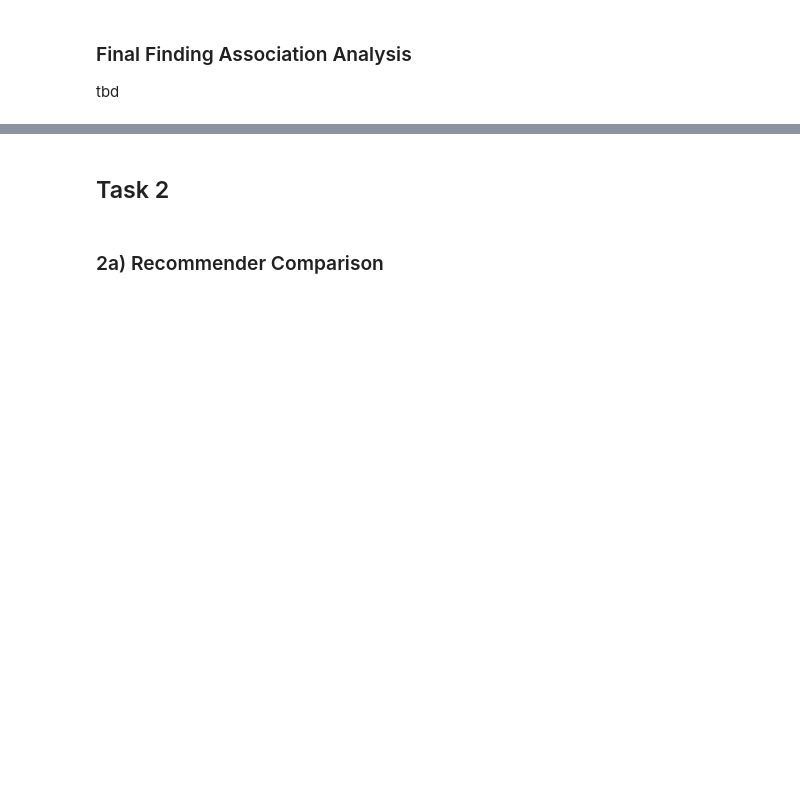
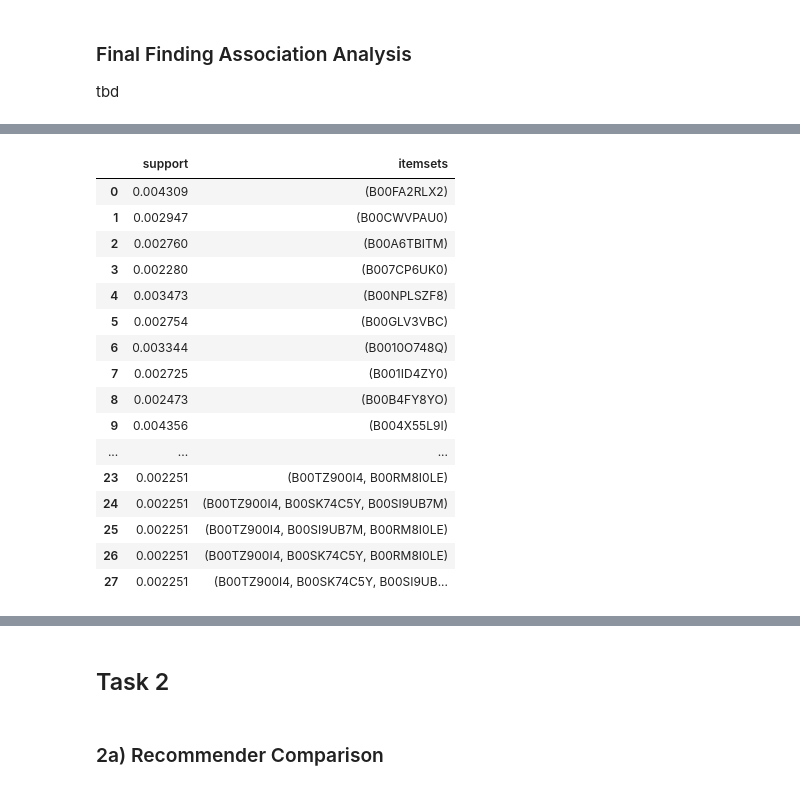
Before and after one commit to juliankulinsky/deep_learning, a Jupyter notebook: notebooks/deep_leaning_project.ipynb, the cells around one changed output, grey strips where cells are left out. Cells and saved outputs as stored; diff of their text form; code cells hidden in the pictures; blank space fills up the shorter version.

```diff
--- a/notebooks/deep_leaning_project.ipynb
+++ b/notebooks/deep_leaning_project.ipynb
@@ -1647,0 +1748,23 @@ tbd
+# %%
+# Ableitung häufiger Elemente auf der Grundlage des FP Growth Algorithmus
+new_df = fpgrowth(asdf2, min_support = 0.00225, use_colnames = True)
+# new_df = new_df[new_df['itemsets'].map(lambda d: len(d) > 1)]
+new_df
+# %% [output]
+|  | support | itemsets |
+| 0 | 0.004309 | (B00FA2RLX2) |
+| 1 | 0.002947 | (B00CWVPAU0) |
+| 2 | 0.002760 | (B00A6TBITM) |
+| 3 | 0.002280 | (B007CP6UK0) |
+| 4 | 0.003473 | (B00NPLSZF8) |
+| 5 | 0.002754 | (B00GLV3VBC) |
+| 6 | 0.003344 | (B0010O748Q) |
+| 7 | 0.002725 | (B001ID4ZY0) |
+| 8 | 0.002473 | (B00B4FY8YO) |
+| 9 | 0.004356 | (B004X55L9I) |
+| ... | ... | ... |
+| 23 | 0.002251 | (B00TZ900I4, B00RM8I0LE) |
+| 24 | 0.002251 | (B00TZ900I4, B00SK74C5Y, B00SI9UB7M) |
+| 25 | 0.002251 | (B00TZ900I4, B00SI9UB7M, B00RM8I0LE) |
+| 26 | 0.002251 | (B00TZ900I4, B00SK74C5Y, B00RM8I0LE) |
+| 27 | 0.002251 | (B00TZ900I4, B00SK74C5Y, B00SI9UB... |
```
Also changed, not shown: parts of 21 cells of this notebook.
